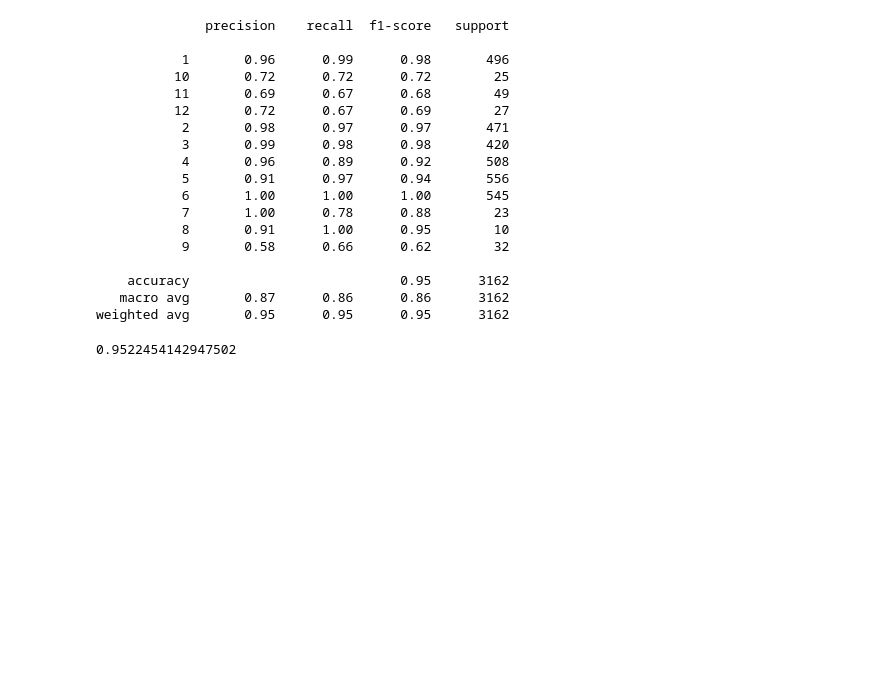
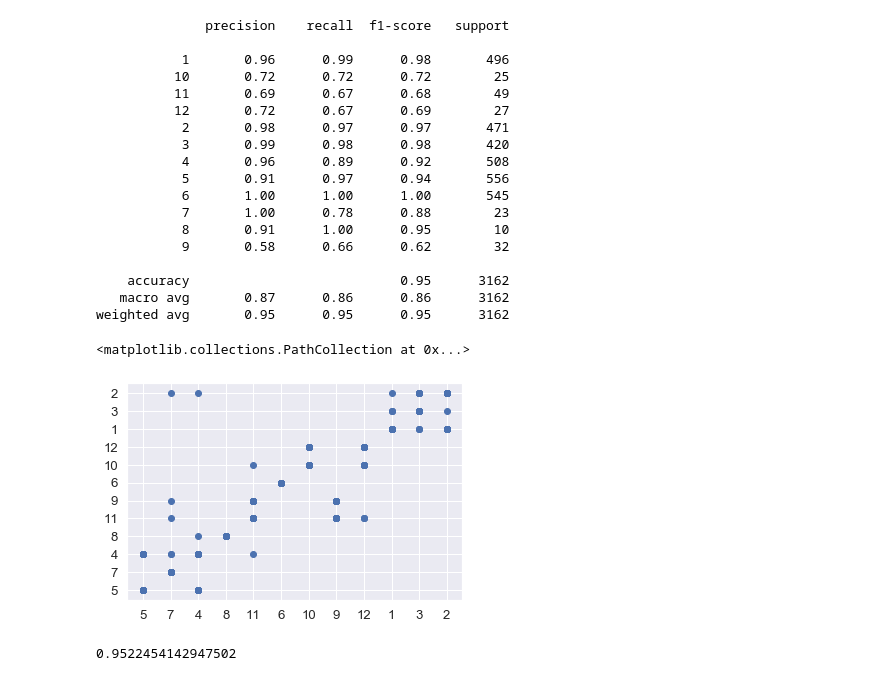
Before and after one commit to HenD-11/PythonForDataAnalysis, a Jupyter notebook: final_project.ipynb, the cells around one changed output. Saved outputs shown, nothing was run; the diff lists cells and outputs as text; code cells hidden in the pictures; blank space fills up the shorter version.

```diff
--- a/final_project.ipynb
+++ b/final_project.ipynb
@@ -175,6 +187,12 @@ print(classification_report(y_test,lsvm_pred))
     accuracy                           0.95      3162
    macro avg       0.87      0.86      0.86      3162
 weighted avg       0.95      0.95      0.95      3162
+# %%
+#prediction against true values
+plt.scatter(x=y_test, y=lsvm_clf.predict(x_test))
+# %% [output]
+<matplotlib.collections.PathCollection at 0x...>
+[figure, added]
 # %%
 linearSVM_score = lsvm_clf.score(x_test, y_test)
 print(linearSVM_score)
```
Also changed, not shown: parts of 13 cells of this notebook.
